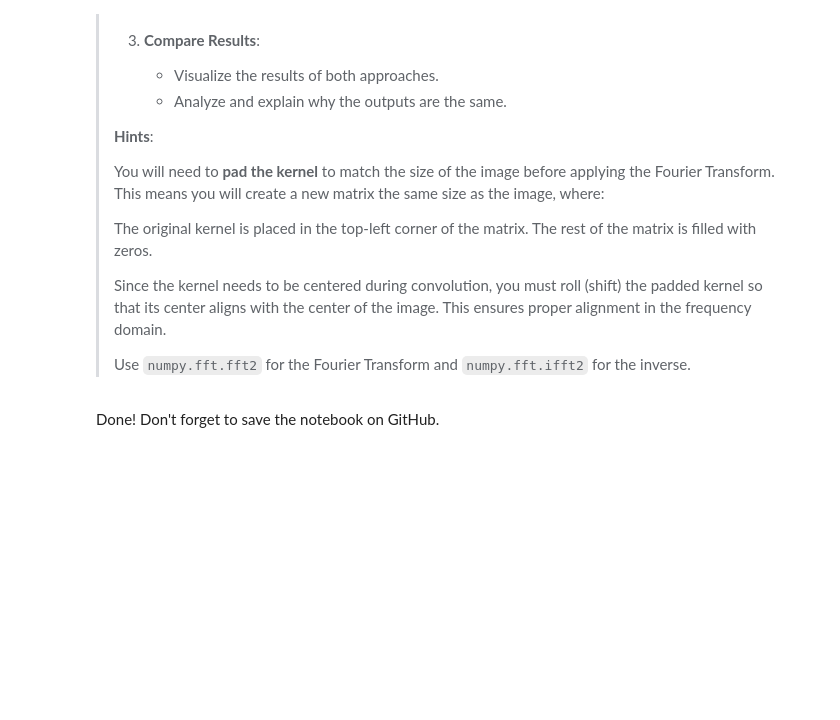
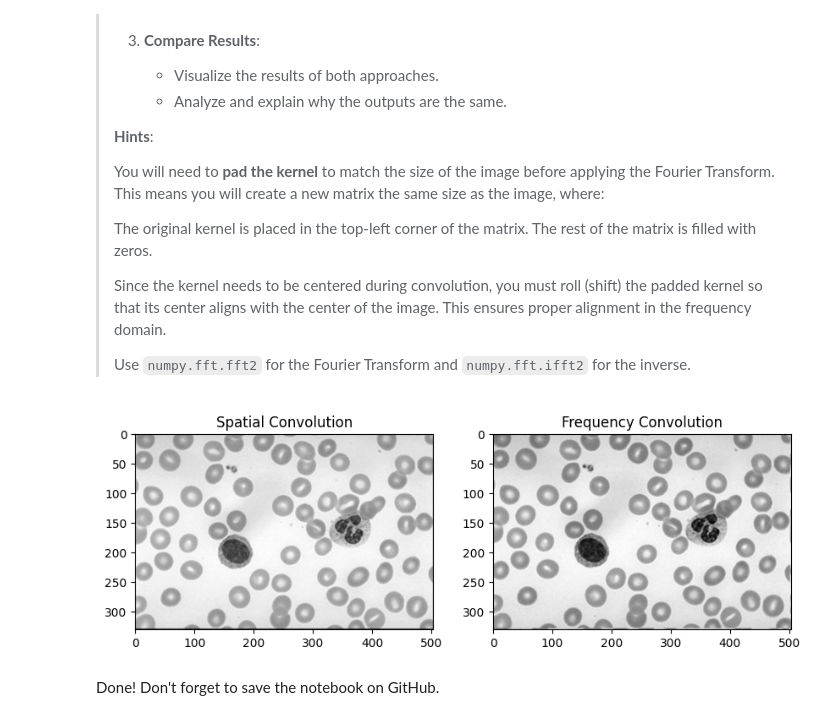
Before and after one commit to ferit-osirv/osirv-lab-5-AntonioBerecic, a Jupyter notebook: lab5.ipynb, the cells around one changed output. Saved outputs shown, nothing was run; the diff lists cells and outputs as text; code cells hidden in the pictures; blank space fills up the shorter version.

```diff
--- a/lab5.ipynb
+++ b/lab5.ipynb
@@ -437,2 +425,54 @@ convolve_py(img, blur_kernel)
+# %%
+import cv2 as cv
+import numpy as np
+import matplotlib.pyplot as plt
+
+img = cv.imread('images/cells.jpg', cv.IMREAD_GRAYSCALE)
+
+blur_kernel=np.array([[1/16,1/8,1/16],
+                      [1/8,1/4,1/8],
+                      [1/16,1/8,1/16]])
+
+spatial_result=convolve_py(img, blur_kernel)
+
+def pad_and_center_kernel(kernel, image_shape):
+  """Pads and centers a kernel to match the size of an image.
+
+  Args:
+    kernel: The kernel to pad and center.
+    image_shape: The shape of the image.
+
+  Returns:
+    The padded and centered kernel.
+  """
+
+  # Calculate padding amounts
+  kernel_shape = kernel.shape
+  pad_height = (image_shape[0] - kernel_shape[0]) // 2
+  pad_width = (image_shape[1] - kernel_shape[1]) // 2
+
+  # Create padded kernel
+  padded_kernel = np.zeros(image_shape)
+  padded_kernel[pad_height:pad_height + kernel_shape[0], pad_width:pad_width + kernel_shape[1]] = kernel
+
+  # Center the kernel using roll
+  centered_kernel = np.roll(padded_kernel, (pad_height, pad_width), axis=(0, 1))
+
+  return centered_kernel
+
+padded_kernel = pad_and_center_kernel(blur_kernel, img.shape)
+img_fft = np.fft.fft2(img)
+kernel_fft = np.fft.fft2(padded_kernel)  # Use padded kernel
+frequency_result_fft = img_fft * kernel_fft
+frequency_result = np.fft.ifft2(frequency_result_fft).real
+frequency_result_normalized = cv.normalize(frequency_result, None, 0, 255, cv.NORM_MINMAX)
+frequency_result = frequency_result_normalized.astype(np.uint8)
+
+plt.figure(figsize=(10, 5))
+plt.subplot(121), plt.imshow(spatial_result, cmap='gray'), plt.title('Spatial Convolution')
+plt.subplot(122), plt.imshow(frequency_result, cmap='gray'), plt.title('Frequency Convolution')
+plt.show()
+# %% [output]
+[figure, added]
 # %% [markdown]
 Done! Don't forget to save the notebook on GitHub.
```
Also changed, not shown: parts of 1 cell of this notebook.
